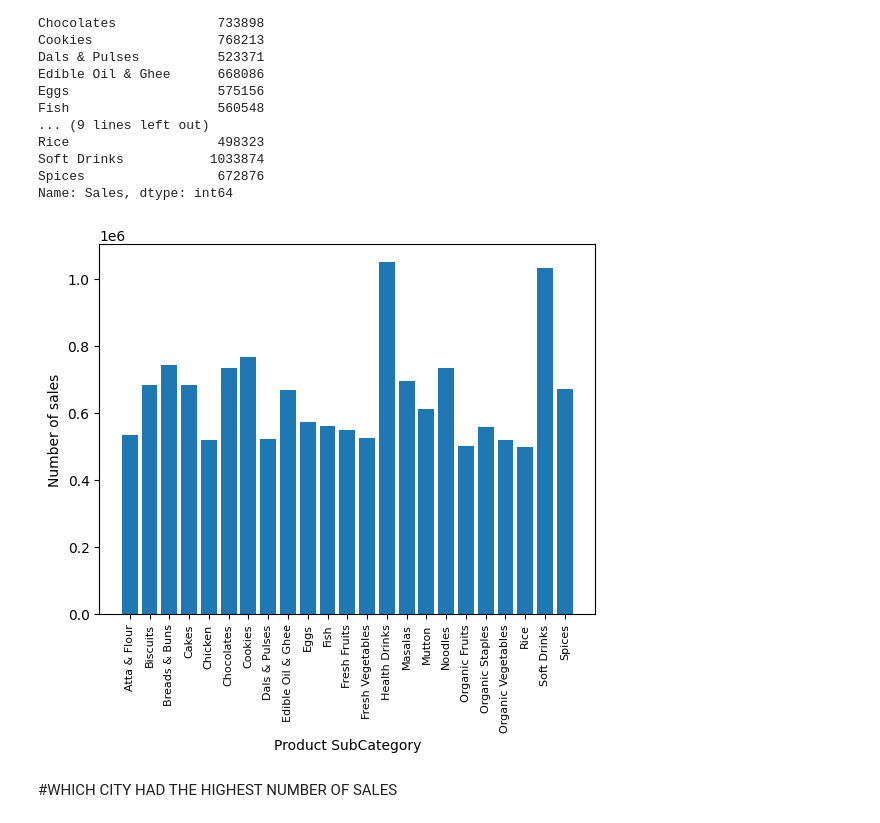
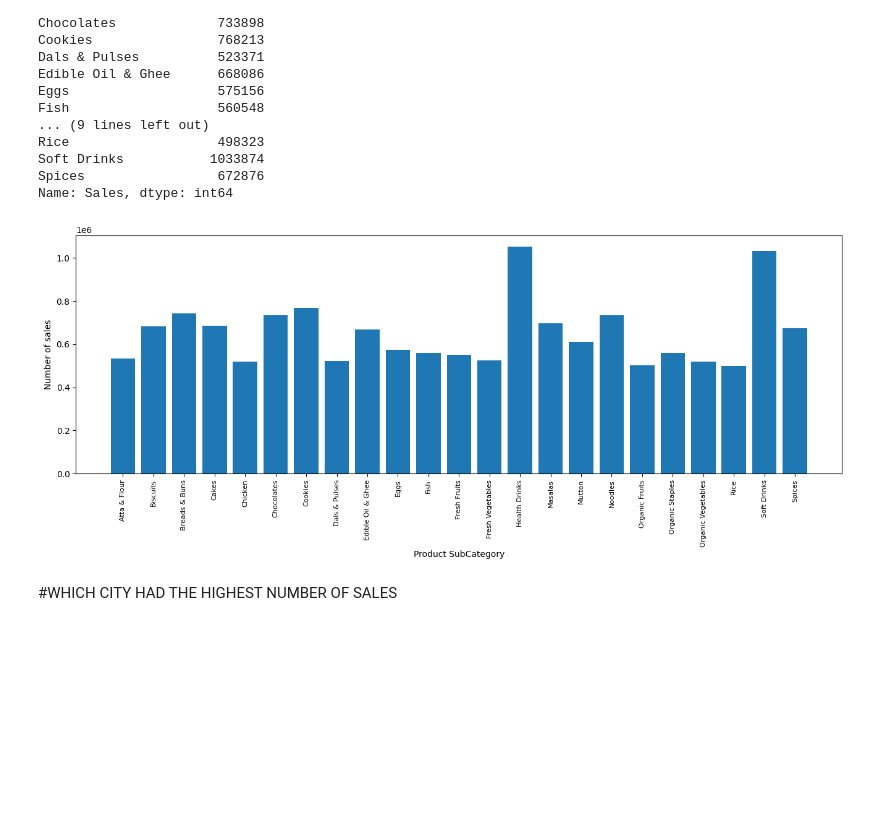
Before and after one commit to wandieinnocents/sales_analysis_pyhon_thesis_v3, a Jupyter notebook: v3_A_MULTIMODAL_ML_FRAMEWORK_FOR_BUSINESS_PERFORMANCE_ANALYSIS_Research_progress_v3.ipynb, the cells around one changed output. Saved outputs shown, nothing was run; the diff lists cells and outputs as text; code cells hidden in the pictures; blank space fills up the shorter version.

```diff
--- a/v3_A_MULTIMODAL_ML_FRAMEWORK_FOR_BUSINESS_PERFORMANCE_ANALYSIS_Research_progress_v3.ipynb
+++ b/v3_A_MULTIMODAL_ML_FRAMEWORK_FOR_BUSINESS_PERFORMANCE_ANALYSIS_Research_progress_v3.ipynb
@@ -175,16 +176,17 @@ Name: Sales, dtype: int64
 # %%
 # vizualizing the product sub category sales
 
 products_subcat = [product for product, df in product_sub_category]
 
 # bar plot
+plt.figure(figsize=(16,5))
 plt.bar(products_subcat, product_sub_category_sales)
 plt.ylabel('Number of sales')
 plt.xlabel('Product SubCategory')
 plt.xticks(products_subcat, rotation='vertical', size=8)
 plt.show()
 # %% [output]
-[figure, old version]
+[figure, new version]
 # %% [markdown]
 #WHICH CITY HAD THE HIGHEST NUMBER OF SALES
 # %%
```
Also changed, not shown: parts of 22 cells of this notebook.
